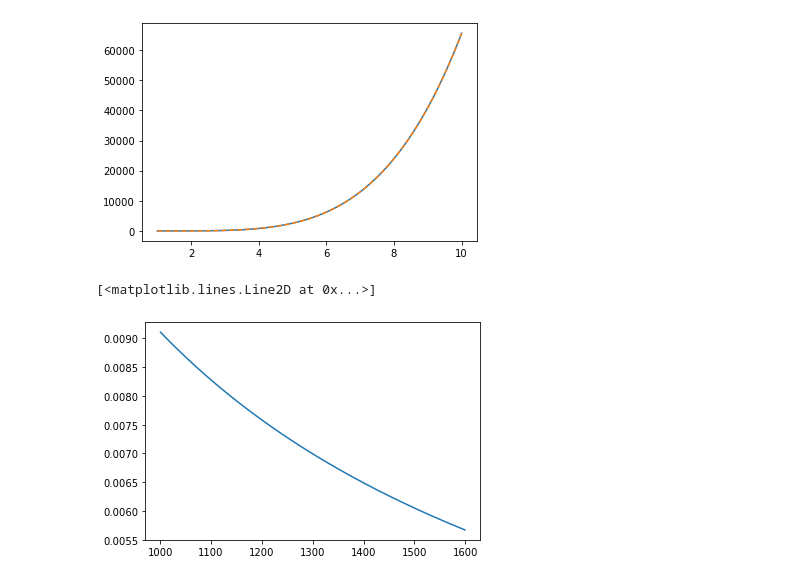
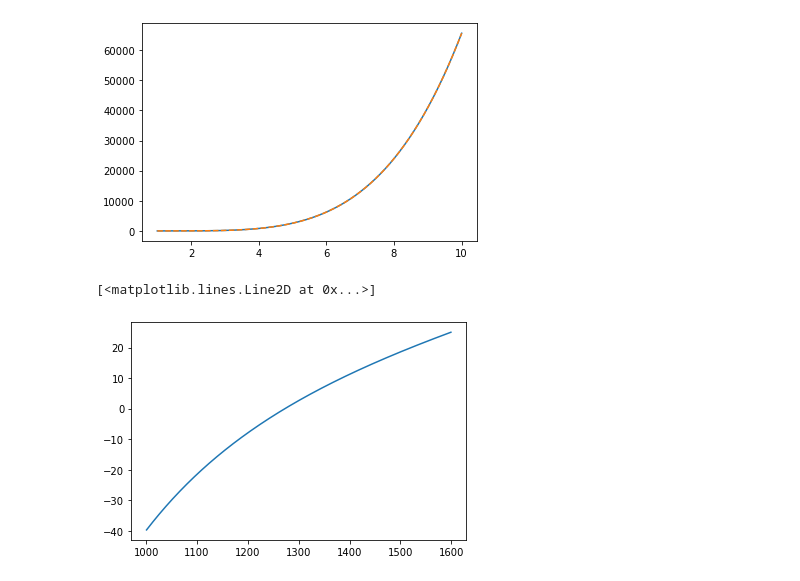
Before and after one commit to jmorse2020/Physics-FYP, a Jupyter notebook: Modelling-tests.ipynb, the cells around one changed output. Saved outputs shown, nothing was run; the diff lists cells and outputs as text; code cells hidden in the pictures.

```diff
--- a/Modelling-tests.ipynb
+++ b/Modelling-tests.ipynb
@@ -79,24 +79,46 @@ plt.plot(x, 2*5*(x-1)**4, '--')
 # %%
 def beta_lambda(refractive_index, wavelengths):
     beta = []
     for i in range(len(refractive_index)):
         beta.append(2 * np.pi * refractive_index[i] / wavelengths[i])
     return beta
 
-def GVD_lambda(beta, wavelengths):
+def GVD_lambda(beta, wavelengths, output_ps_nm_km = True):
+    '''
+    GVD which is expressed as beta_2 * (-2 pi c / lambda**2). Sometimes denoted D.
+
+    Parameters
+    -------
+    beta ([float]]): Array of beta values in nm^-1
+    wavelengths ([float]): Array of wavelengths corresponding to the beta array in nm
+    output_ps_nm_km (bool): Output can be given in expected units from input (s / nm*nm) [False] or in conventional (ps / nm*km) [True - Default].
+
+    Returns
+    -------
+    GVD as an array.
+    '''
+    c0 = 3e17                                                           # Speed of light in vacuum in nm / s
     first_derivative = CDA1(beta, wavelengths[1] - wavelengths[0])
     second_derivative = CDA2(beta, wavelengths[1] - wavelengths[0])
     GVD = []
     for i in range(len(beta)):
-        GVD.append( ((wavelengths[i]**3) / ((2 * np.pi * 3e17)**2)) * (3 * first_derivative[i] + wavelengths[i] * second_derivative[i]) )
+        GVD.append(-1 * ((2 * np.pi * c0) / (wavelengths[i]**2)) * ( ( (wavelengths[i]**3) / (2 * np.pi**2 * c0**2) ) * first_derivative[i] + ( (wavelengths[i]**4) / ((2 * np.pi * c0)**2) ) * second_derivative[i] ) )
+    if output_ps_nm_km:
+        GVD = np.array(GVD) * 1e24                                      # Converts from s / nm*nm to ps / nm*km (conventional).
     return GVD
 
+def Vg_lambda(beta, wavelengths):
+    first_derivative = CDA1(beta, wavelengths[1] - wavelengths[0])
+    Vg = []
+    for i in range(len(beta)):
+        Vg.append( - (2 * np.pi * 3e17 / (wavelengths[i]**2)) * (1 / (first_derivative[i])))
+    return Vg
 n_fs = RefractiveIndexClass.RefractiveIndex.n_fs
 wavelengths = np.linspace(1000, 1600, 1000)
 beta = beta_lambda(n_fs(wavelengths), wavelengths)
 GVD = GVD_lambda(beta, wavelengths)
 len(GVD)
-plt.plot(wavelengths[1: len(wavelengths) - 1], beta[1: len(wavelengths) - 1])
+plt.plot(wavelengths[1: len(wavelengths) - 1], GVD[1: len(wavelengths) - 1])
 # %% [output]
 [<matplotlib.lines.Line2D at 0x...>]
-[figure, old version]
+[figure, new version]
```
Also changed, not shown: parts of 2 cells of this notebook.
